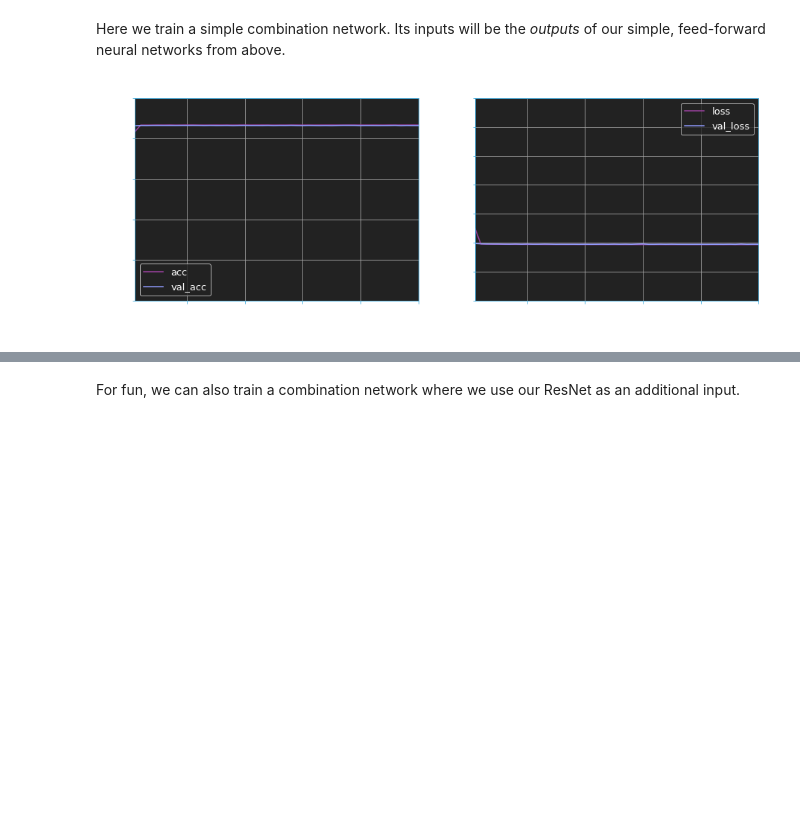
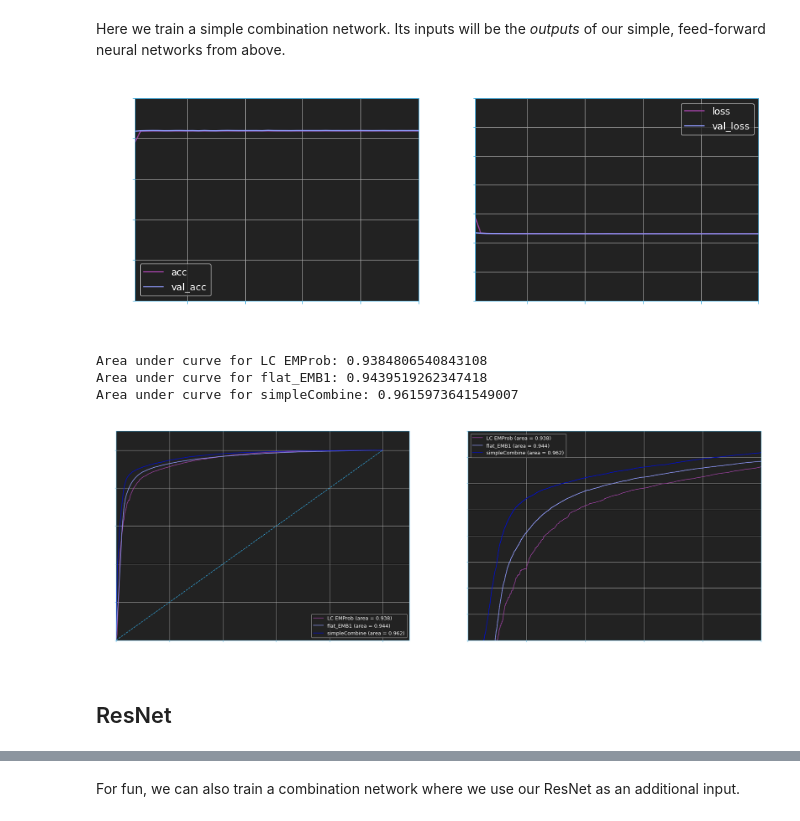
Before and after one commit to atlas-calo-ml/caloml-atlas, a Jupyter notebook: classifier/TopoClusterClassifier_Jan.ipynb, the cells around one changed output, grey strips where cells are left out. Saved outputs shown, nothing was run; the diff lists cells and outputs as text; code cells hidden in the pictures; blank space fills up the shorter version.

```diff
--- a/classifier/TopoClusterClassifier_Jan.ipynb
+++ b/classifier/TopoClusterClassifier_Jan.ipynb
@@ -810 +519,32 @@ Here we train a simple combination network. Its inputs will be the *outputs* of
+# %%
+cpu.MetricPlot(
+    model_history,
+    plotstyle,
+    plotpath=plotpath,
+    model_keys = ['simpleCombine']
+)
+
+cpu.RocCurves(
+    model_scores,
+    data_labels=plabels[:,1],
+    indices=pdata_merged.test,
+    roc_fpr=roc_fpr,
+    roc_tpr=roc_tpr,
+    roc_thresh=roc_thresh,
+    roc_auc=roc_auc,
+    plotpath=plotpath,
+    plotname='ROC_simple',
+    drawPlots=True,
+    plotstyle=plotstyle,
+    figsize=(30,10),
+    model_keys = ['LC EMProb', 'flat_EMB1', 'simpleCombine']
+)
+# %% [output]
+[figure, added]
+Area under curve for LC EMProb: 0.9384806540843108
+Area under curve for flat_EMB1: 0.9439519262347418
+Area under curve for simpleCombine: 0.9615973641549007
+[figure, added]
+# %% [markdown]
+## ResNet
 # %%
@@ -856,20 +555,0 @@ model_scores[model_key] = models[model_key].predict(
-# %%
-epochs = np.arange(nepochs) + 1
-fig, ax = plt.subplots(1,2,figsize=(15,5))
-
-keys = ['acc','val_acc']
-lines = [model_history[model_key][key] for key in keys]
-pu.multiplot_common(ax[0], epochs,lines, keys, y_min = 0.5, y_max = 1., xlabel = 'Epoch', ylabel = 'Accuracy', title='Model accuracy for {}'.format(model_key), ps=plotstyle)
-
-keys = ['loss','val_loss']
-lines = [model_history[model_key][key] for key in keys]
-pu.multiplot_common(ax[1], epochs,lines, keys, y_max = .7, xlabel = 'Epoch', ylabel = 'Loss', title='Model loss for {}'.format(model_key), ps=plotstyle)
-
-# add grids
-for axis in ax.flatten():
-    axis.grid(True,color=plotstyle.grid_plt)
-
-qu.SaveSubplots(fig, ax, ['accuracy_{}'.format(model_key), 'loss_{}'.format(model_key)], savedir=plotpath)
-plt.show()
-# %% [output]
-[figure, removed]
```
Also changed, not shown: parts of 75 cells of this notebook, 16 other files.
